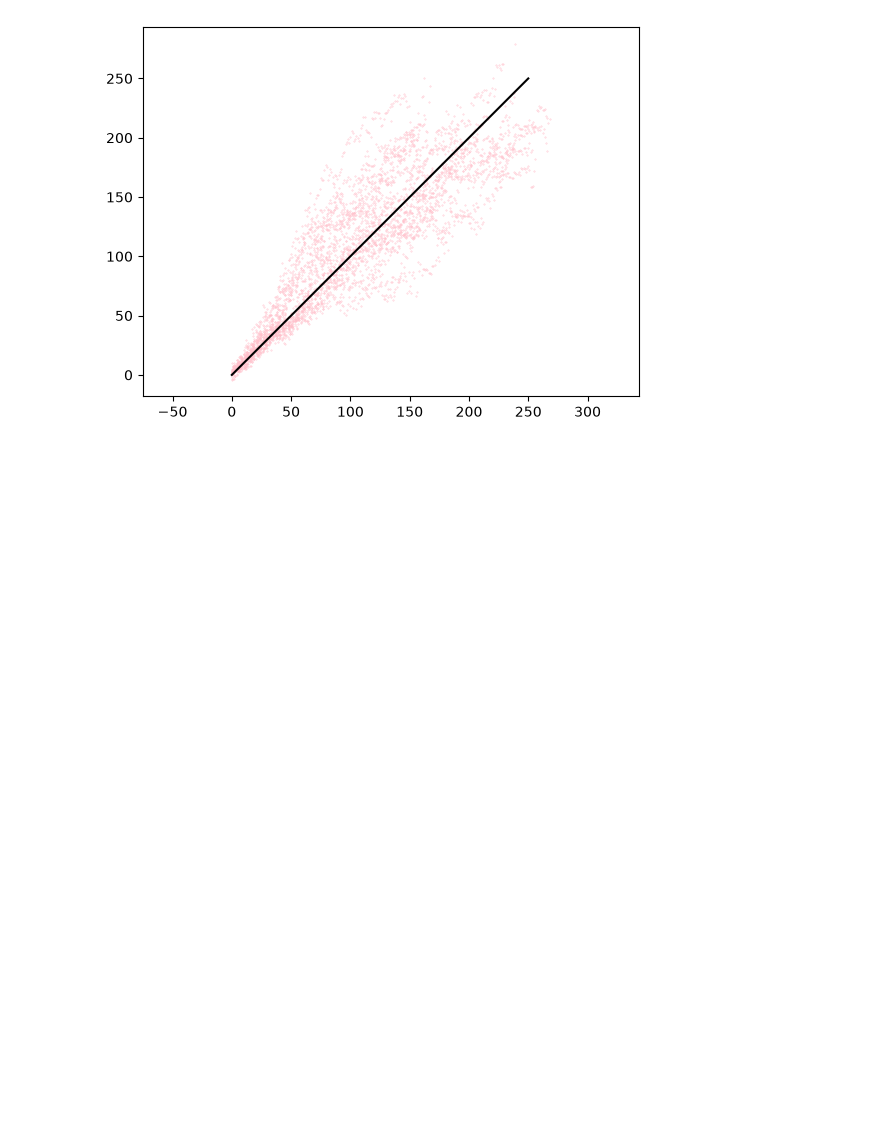
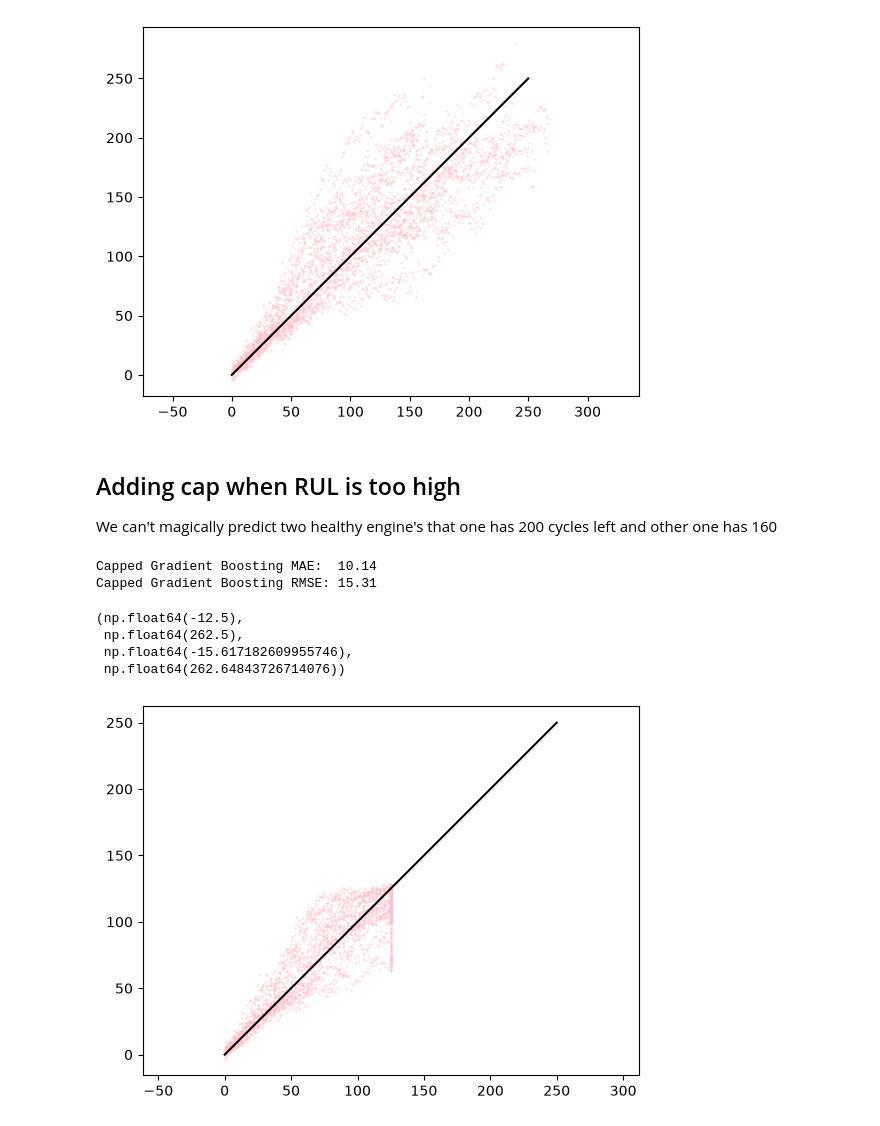
Before and after one commit to iamprakhar10/aircraft-rul-predictor, a Jupyter notebook: notebooks/01_explore_fd001.ipynb, the cells around one changed output. Cells and saved outputs as stored; diff of their text form; code cells hidden in the pictures; blank space fills up the shorter version.

Commit message:
capped gradient boosting tested

```diff
--- a/notebooks/01_explore_fd001.ipynb
+++ b/notebooks/01_explore_fd001.ipynb
@@ -824,3 +824,7 @@ plt.axis('equal')
  np.float64(-18.111895376941114),
  np.float64(293.56365381356534))
 [figure]
+# %% [markdown]
+## Adding cap when RUL is too high
+
+We can't magically predict two healthy engine's that one has 200 cycles left and other one has 160
@@ -826,0 +853,63 @@ plt.axis('equal')
+# %%
+excluded_columns = [
+    "engine_id",
+    "max_cycle",
+    "rul",
+    "rul_capped",
+]
+
+feature_columns_rolling = [
+    col
+    for col in train_df_features.columns
+    if col not in excluded_columns
+]
+
+X_train_rolling = train_df_features[feature_columns_rolling]
+X_val_rolling = val_df_features[feature_columns_rolling]
+
+y_train_capped = train_df_features["rul_capped"]
+y_val_capped = val_df_features["rul_capped"]
+# %%
+gb_model_capped = HistGradientBoostingRegressor(
+    max_iter=300,
+    learning_rate=0.05,
+    max_leaf_nodes=31,
+    random_state=42,
+)
+
+gb_model_capped.fit(
+    X_train_rolling,
+    y_train_capped,
+)
+
+gb_predictions_capped = gb_model_capped.predict(
+    X_val_rolling
+)
+# %%
+gb_capped_mae = mean_absolute_error(
+    y_val_capped,
+    gb_predictions_capped
+)
+
+gb_capped_rmse = np.sqrt(
+    mean_squared_error(
+        y_val_capped,
+        gb_predictions_capped
+    )
+)
+
+print(f"Capped Gradient Boosting MAE:  {gb_capped_mae:.2f}")
+print(f"Capped Gradient Boosting RMSE: {gb_capped_rmse:.2f}")
+# %% [output]
+Capped Gradient Boosting MAE:  10.14
+Capped Gradient Boosting RMSE: 15.31
+# %%
+plt.scatter(y_val_capped, gb_predictions_capped, c='pink', s=.1)
+plt.plot([0,250],[0,250],c='black')
+plt.axis('equal')
+# %% [output]
+(np.float64(-12.5),
+ np.float64(262.5),
+ np.float64(-15.617182609955746),
+ np.float64(262.64843726714076))
+[figure, added]
```
Also changed, not shown: parts of 1 cell of this notebook.
